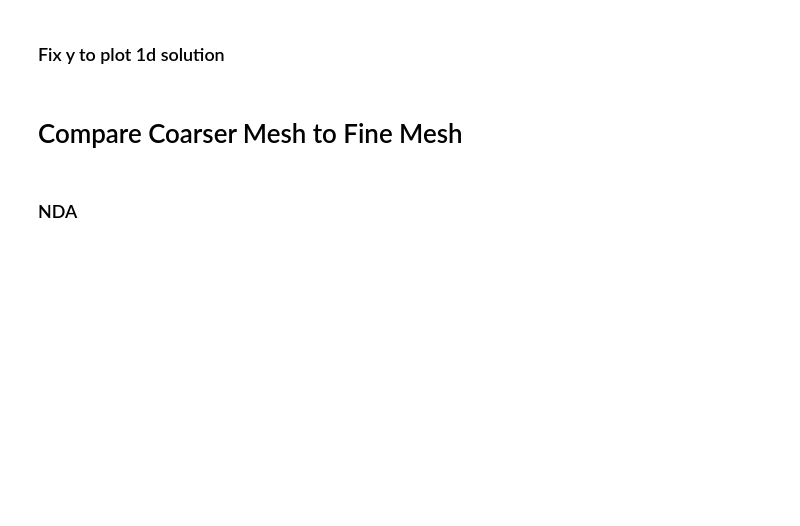
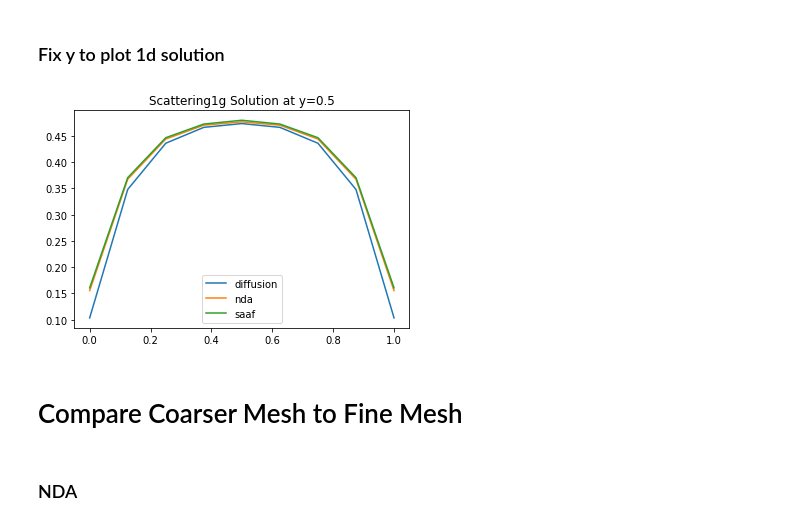
Before and after one commit to marissachanlatte/gallo, a Jupyter notebook: docs/Analysis.ipynb, the cells around one changed output. Drawn from its saved outputs; the diff is of its cells as text; code cells hidden in the pictures; blank space fills up the shorter version.

```diff
--- a/docs/Analysis.ipynb
+++ b/docs/Analysis.ipynb
@@ -27,7 +25,7 @@ elefile = "../test/test_inputs/" + mesh + ".ele"
 matfile = "../test/test_inputs/" + mat + ".mat"
 grid = FEGrid(nodefile, elefile)
 mats = Materials(matfile)
-num_elts = grid.get_num_elts()
+num_elts = grid.num_elts
 num_groups = mats.get_num_groups()
 source = np.ones((num_groups, num_elts))
 # %% [markdown]
@@ -56,6 +92,14 @@ saaf_phis = solver.solve(source)
 # %%
 y = 0.5
 # %%
-diff_points = plot_1d(grid, diffusion_phis[0], y, 'x', display=True)
-nda_points = plot_1d(grid, nda_phis[0], y, 'x', display=True)
-saaf_points = plot_1d(grid, saaf_phis[0][0], y, 'x', display=True)
+diff_points = plot_1d(grid, diffusion_phis[0], y)
+nda_points = plot_1d(grid, nda_phis[0], y)
+saaf_points = plot_1d(grid, saaf_phis[0][0], y)
+plt.plot(diff_points[:, 0], diff_points[:, 1], label='diffusion')
+plt.plot(nda_points[:, 0], nda_points[:, 1], label='nda')
+plt.plot(saaf_points[:, 0], saaf_points[:, 1], label='saaf')
+plt.legend()
+plt.title("Scattering1g Solution at y=0.5")
+plt.show()
+# %% [output]
+[figure, added]
```
Also changed, not shown: parts of 9 cells of this notebook.
